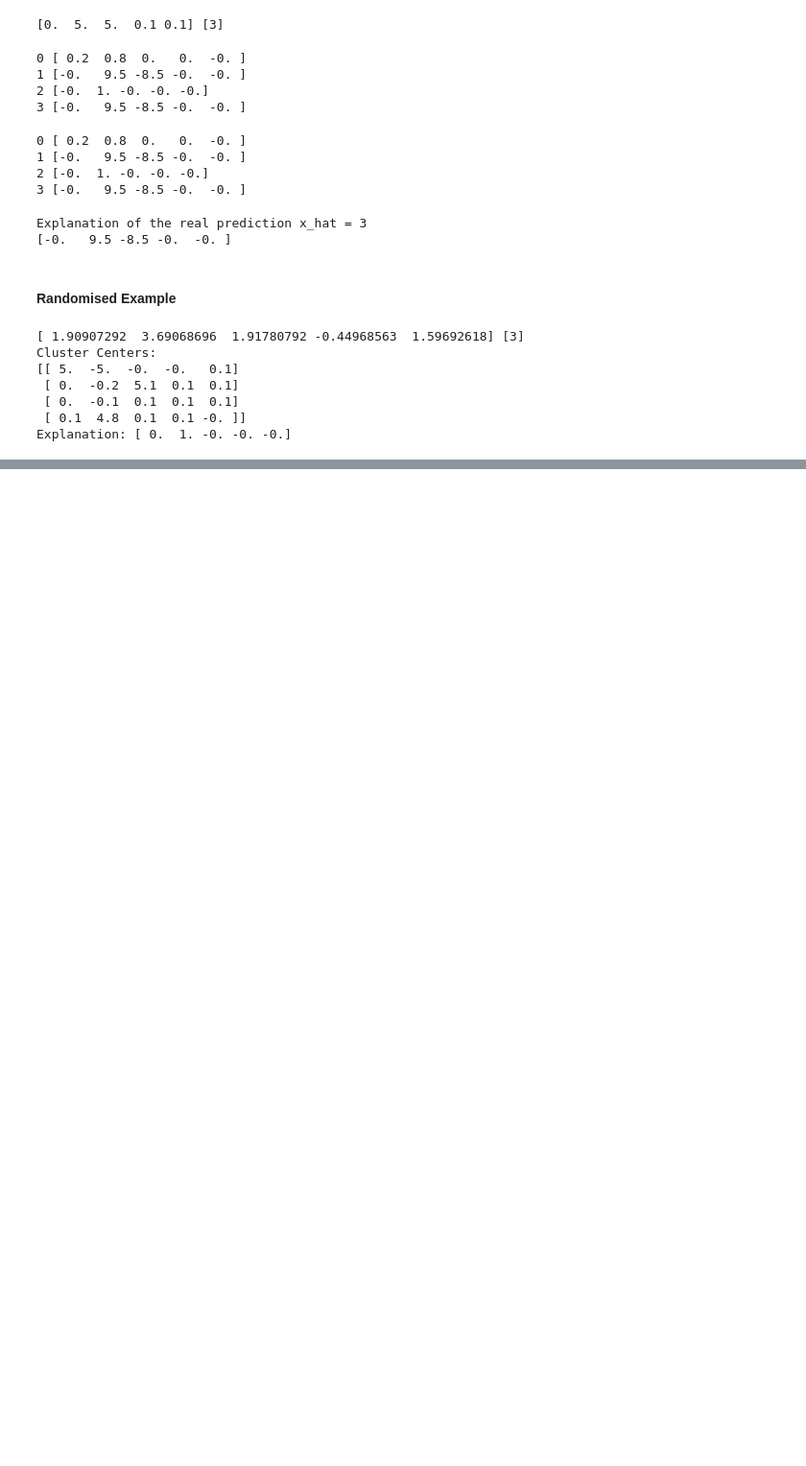
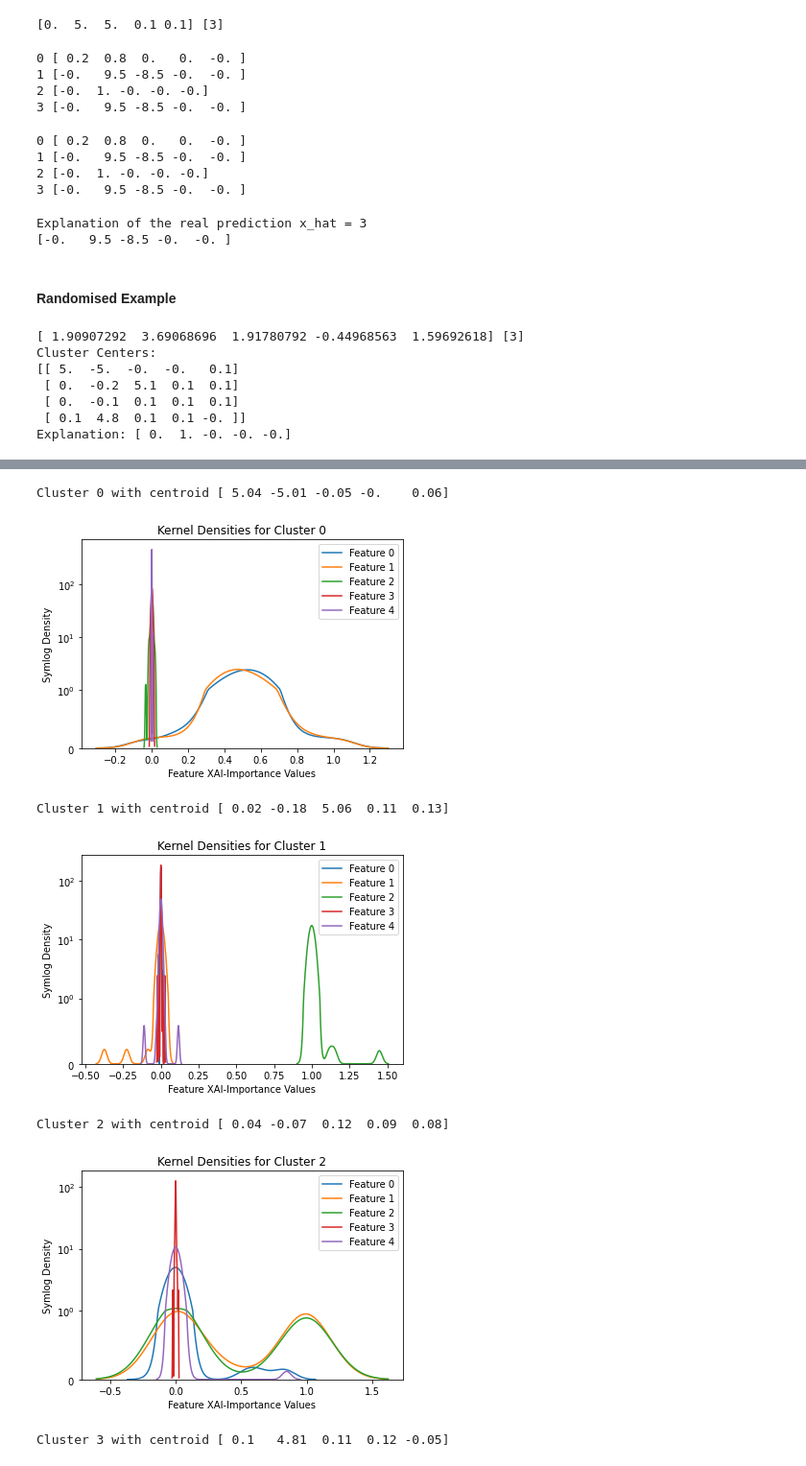
Before and after one commit to TobiasW1891/XAI, a Jupyter notebook: Clustering via XAI.ipynb, the cells around one changed output, grey strips where cells are left out. Shown at 96% size. Cells and saved outputs as stored; diff of their text form; code cells hidden in the pictures; blank space fills up the shorter version.

Commit message:
Visualisation
KDE-Plots for the feature importances on the entire training set show that this method aligns with our knowledge about the data.

```diff
--- a/Clustering via XAI.ipynb
+++ b/Clustering via XAI.ipynb
@@ -612,0 +618,15 @@ Explanation: [ 0.  1. -0. -0. -0.]
+# %%
+XAI = np.zeros(Data.shape)
+Labels = np.zeros(Data.shape[0])
+
+def xai_clust(X, Centroids, X_Label, Dat, DecisionL, Neuralised):
+
+    return(Eq4(X, Centroids,  X_Label,
+           beta(Dat, X_Label, DecisionL, Neuralised, Centroids)))
+
+for i in range(Data.shape[0]):
+    x = Data[i,:]
+    XAI[i,:] = xai_clust(x, kmeans.cluster_centers_, kmeans.predict(x.reshape(1,-1)),
+                    Data, DecisionLayer, NN_k)
+    Labels[i] = kmeans.predict(x.reshape(1,-1))
+print(XAI.round(1))
@@ -612,0 +641,19 @@ Explanation: [ 0.  1. -0. -0. -0.]
+# %%
+for i in range(nKM):
+    print("Cluster", i, "with centroid", kmeans.cluster_centers_[i].round(2))
+    plt.yscale("symlog", linthresh=1)
+    for j in range(Data.shape[1]):
+        sns.kdeplot(XAI[Labels==i,j], label="Feature " +str(j))
+    plt.title("Kernel Densities for Cluster "+str(i))
+    plt.ylabel("Symlog Density")
+    plt.xlabel("Feature XAI-Importance Values")
+    plt.legend()
+    plt.show()
+# %% [output]
+Cluster 0 with centroid [ 5.04 -5.01 -0.05 -0.    0.06]
+[figure, added]
+Cluster 1 with centroid [ 0.02 -0.18  5.06  0.11  0.13]
+[figure, added]
+Cluster 2 with centroid [ 0.04 -0.07  0.12  0.09  0.08]
+[figure, added]
+Cluster 3 with centroid [ 0.1   4.81  0.11  0.12 -0.05]
```
Also changed, not shown: parts of 7 cells of this notebook.
